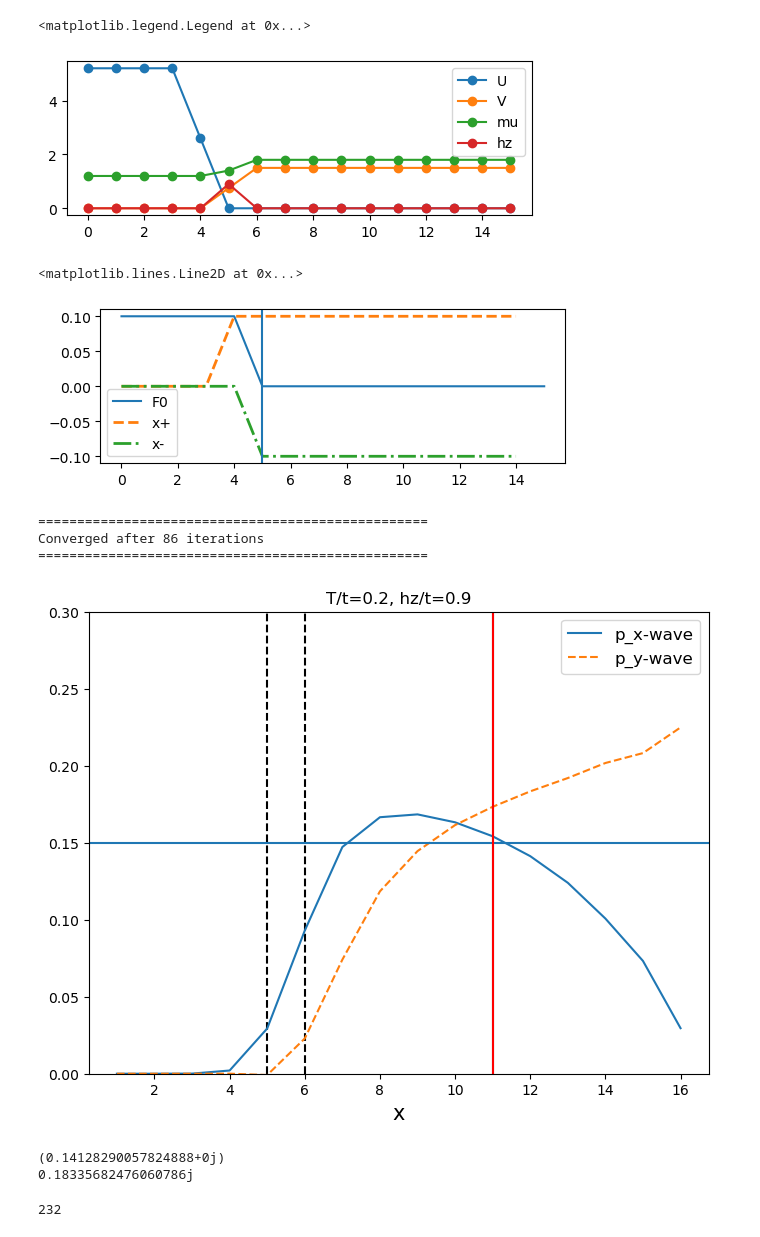
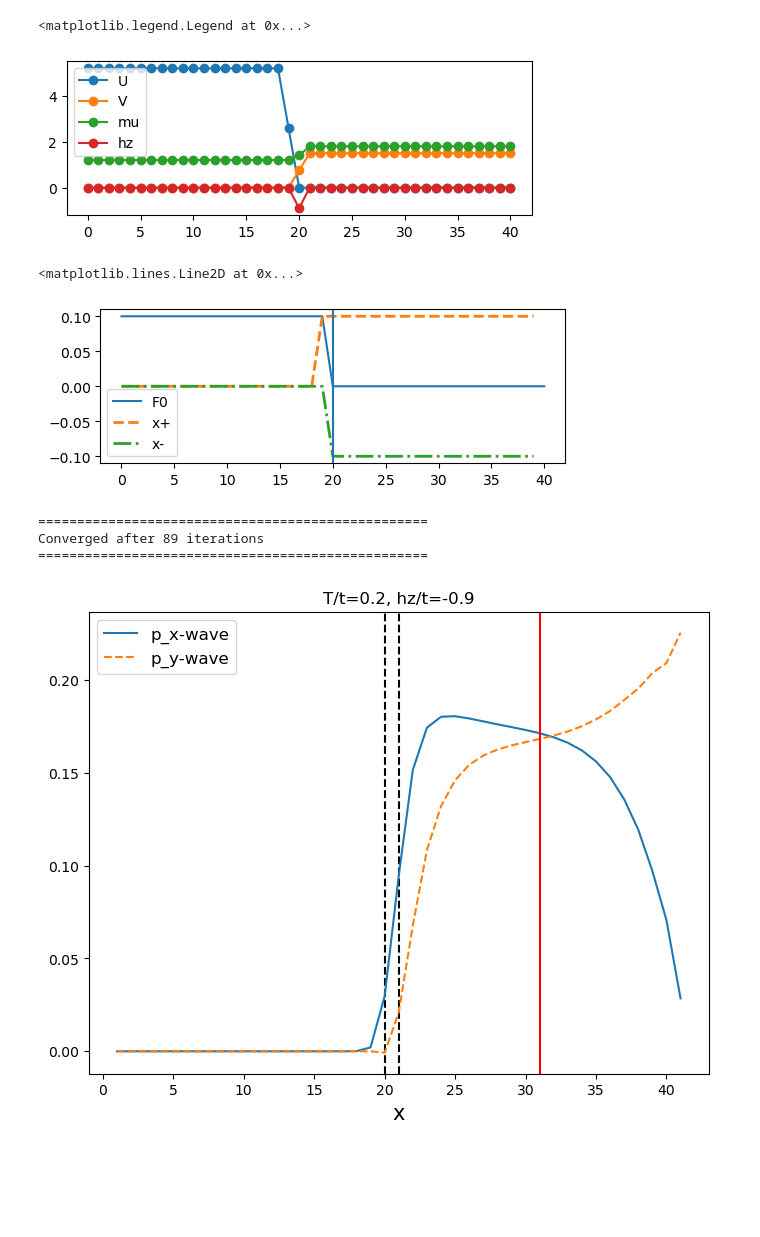
Before and after one commit to emilssp/master-thesis-codebase, a Jupyter notebook: notebooks/SFP.ipynb, the cells around one changed output. Saved outputs shown, nothing was run; the diff lists cells and outputs as text; code cells hidden in the pictures; blank space fills up the shorter version.

```diff
--- a/notebooks/SFP.ipynb
+++ b/notebooks/SFP.ipynb
@@ -10,9 +10,9 @@ from scripts.Hamiltonian import Hamiltonian
 from scripts.Lattice import Lattice
 from scripts.self_consistency import bdg_sc
 # %%
-widthS = 5
+widthS = 20
 widthF = 1
-widthP = 10
+widthP = 20
 
 X, Y = widthS+widthF+widthP, 200
 lattice = Lattice(X, Y)
@@ -28,36 +28,36 @@ mu[:widthS] = muS
 mu[widthS:widthS + widthF] = muF
 mu[widthS + widthF:] = muP
 
-hz0 = 0.9 * t
+hz0 = -0.9 * t
 hz = np.zeros_like(mu)
 hz[widthS:widthS + widthF] = hz0
 
 U0 = 5.2 * t
 U = U0 * np.ones(lattice.X)
 U[widthS:] = 0
 U[widthS-1] = U0/2
 
 V0 = 1.5 * t
 V = V0 * np.ones(lattice.X)
 V[:widthF+widthS] = 0
 V[widthF+widthS-1] = V0/2
 
 V_prime = None
 
 plt.figure(figsize=(6,2))
 if U is not None:
     plt.plot(U, '-o', label="U")
 if V is not None:
     plt.plot(V, '-o', label="V")
 if V_prime is not None:
     plt.plot(V_prime, '-o', label="V'",)
 plt.plot(mu, '-o', label='mu')
 plt.plot(hz, '-o', label='hz')
 
 plt.legend()
 # %% [output]
 <matplotlib.legend.Legend at 0x...>
-[figure, old version]
+[figure, new version]
 # %%
 H = Hamiltonian(t, mu, lattice, U=U, V_prime=V_prime, V=V,
                 F_init=[0.1, -0.1, 0.1j, -0.1j],
@@ -80,11 +80,11 @@ plt.legend()
 plt.axvline(widthS)
 # %% [output]
 <matplotlib.lines.Line2D at 0x...>
-[figure, old version]
+[figure, new version]
 # %%
 F_swave, F_dwave, F_px, F_py = bdg_sc(H, atol=1e-6, rtol=0.001, maxiter=500, verbose=False, temperature=T)
 # %% [output]
 ==================================================
-Converged after 86 iterations
+Converged after 89 iterations
 ==================================================
 # %%
@@ -106,40 +94,14 @@ x = np.arange(1, widthS + widthF + widthP + 1)
 
 fig, axs = plt.subplots(1, 1, figsize=(8, 6))
 axs.set_title(f"T/t={T}, hz/t={hz0}")
-
-# axs.axhline(0, color = 'black')
-# axs.axhline(0.2, color = 'black')
-
 axs.axvline(widthS, color='black', linestyle='--')
 axs.axvline(widthS+widthF, color='black', linestyle='--')
 axs.plot(x, np.real(F_px), label="p_x-wave")
 axs.plot(x, np.imag(F_py), "--", label="p_y-wave")
 axs.set_xlabel("x", fontsize=15)
-# axs.set_xlim(20, 45)
-axs.set_ylim(0, 0.3)
-plt.axhline(0.15)
-plt.axvline(11)
 plt.axvline(int(widthS+widthF+widthP/2), color='red')
 axs.legend(fontsize=12, loc="best")
 plt.savefig('../figures/SFP.pdf')
 plt.show()
 # %% [output]
-[figure, old version]
+[figure, new version]
-# %%
-F0[int(widthS/2)]
-print(F_px[int(widthS+widthF+widthP/2)])
-print(F_py[int(widthS+widthF+widthP/2)])
-# %% [output]
-(0.14128290057824888+0j)
-0.18335682476060786j
-# %%
-T_list = np.concatenate([
-    np.arange(0.001, 0.009 + 1e-12, 0.001),
-    np.arange(0.01, 0.20 + 1e-12, 0.01),
-    np.arange(0.21, 0.31 + 1e-12, 0.005),
-    np.arange(0.32, 0.41 + 1e-12, 0.001),
-    np.arange(0.42, 0.60 + 1e-12, 0.002)
-])
-print(len(T_list))
-# %% [output]
-232
```
Also changed, not shown: parts of 1 cell of this notebook, 9 other files.
